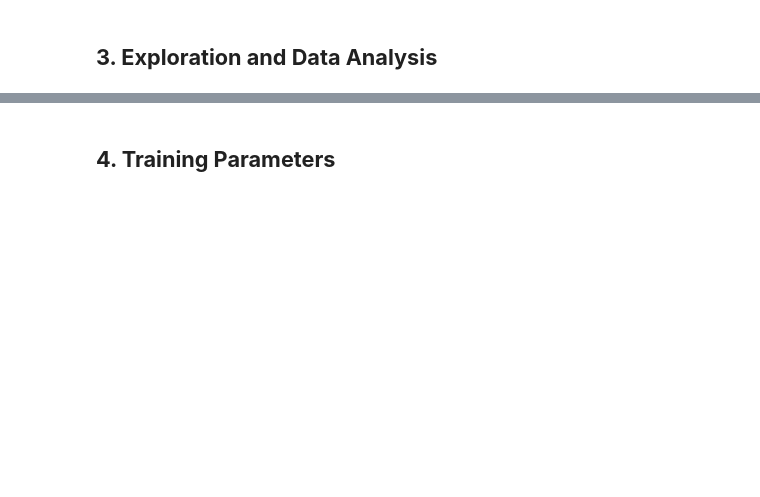
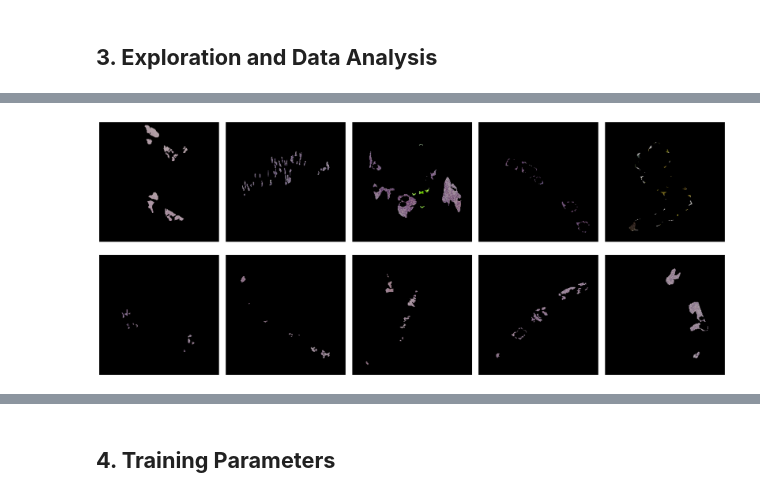
Before and after one commit to OBulun/AN2DL_CH_2, a Jupyter notebook: Notebooks/v1.ipynb, the cells around one changed output, grey strips where cells are left out. Drawn from its saved outputs; the diff is of its cells as text; code cells hidden in the pictures; blank space fills up the shorter version.

```diff
--- a/Notebooks/v1.ipynb
+++ b/Notebooks/v1.ipynb
@@ -269,3 +422,29 @@ plt.show()
+# %%
+# Convert from BGR to RGB for displaying
+result_rgb = result_bgr[..., ::-1]
+
+
+# Apply the HSV filter for all the images into the training set and normalize them
+for image in train_images:
+    filtered_bgr, _ = filter_bright_green_areas(image)
+    # Convert back to RGB and normalize to [0, 1]
+    filtered_rgb = filtered_bgr[..., ::-1] / 255.0
+    # Update the image in place
+    image[:] = filtered_rgb
+
+# Number of images to display
+num_img = 10
+start_img= 300
+# Create again subplots for displaying the filtered items
+fig, axes = plt.subplots(2, num_img//2, figsize=(20, 9))
+for i in range(start_img, start_img+num_img):
+    ax = axes[i%2, i%num_img//2]
+    ax.imshow(np.clip(train_images[i], 0, 1))  # Display clipped item images
+    ax.axis('off')
+plt.tight_layout()
+plt.show()
+# %% [output]
+[figure, added]
 # %%
 from sklearn.preprocessing import LabelEncoder
 
```
Also changed, not shown: parts of 12 cells of this notebook.
